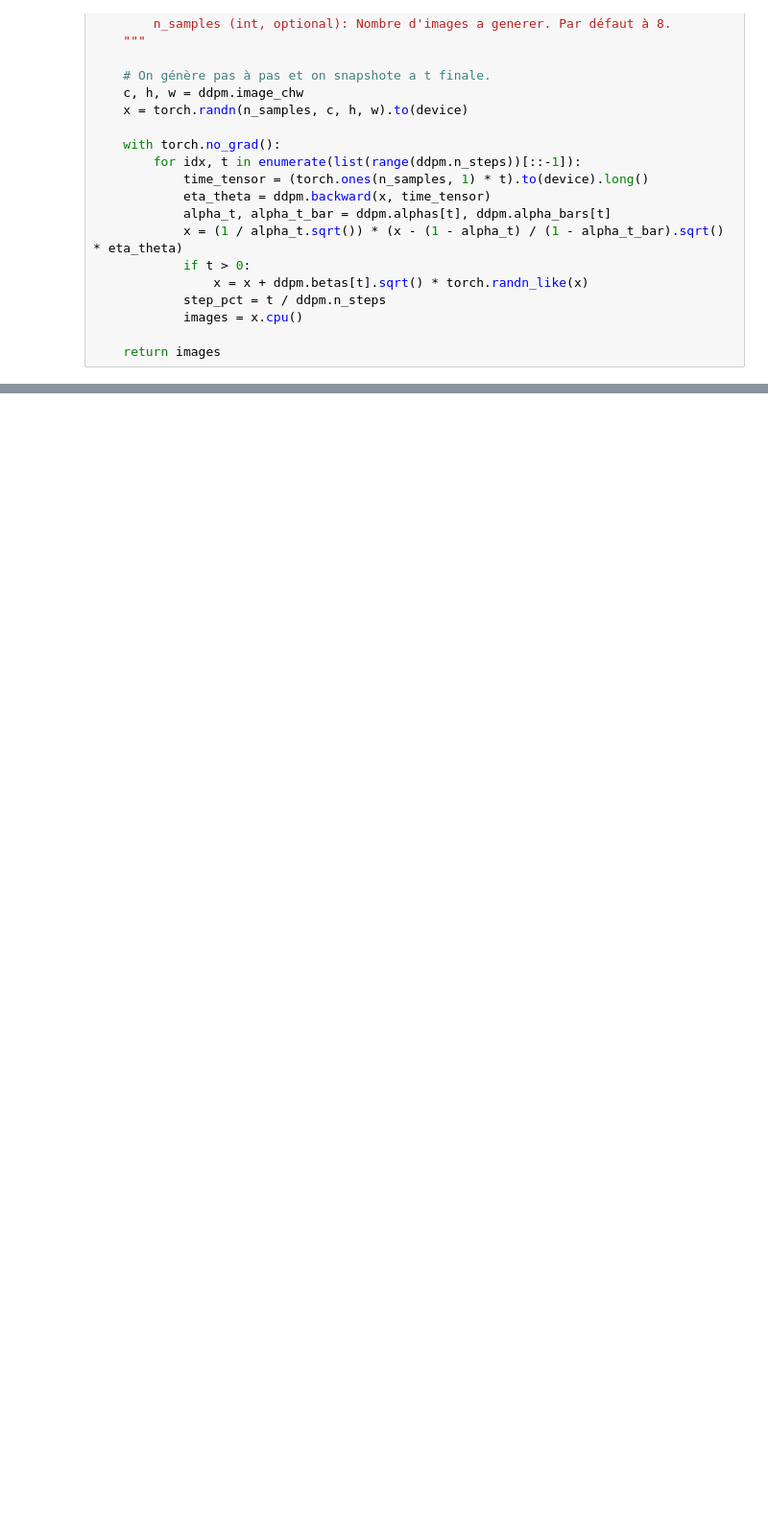
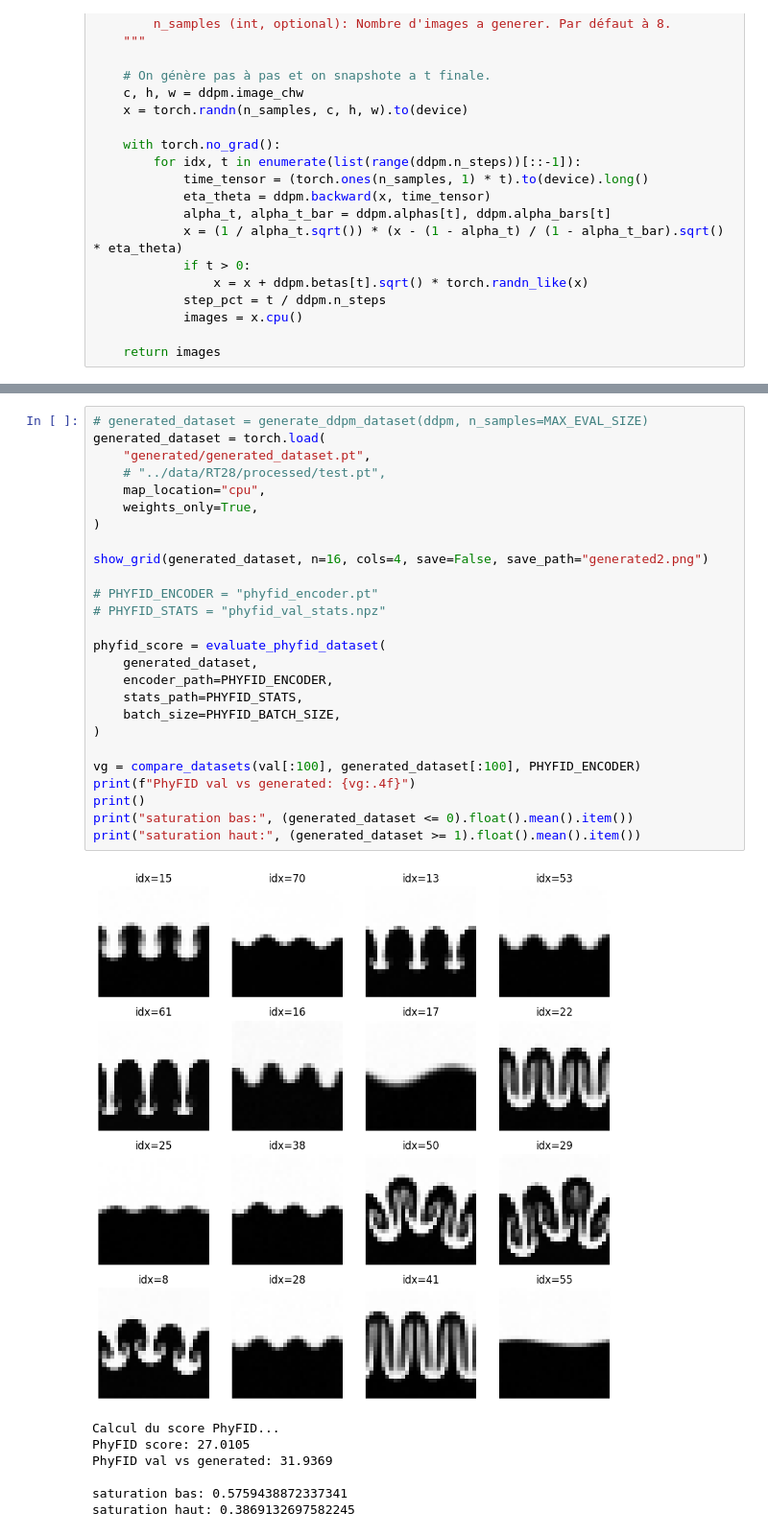
Before and after one commit to Samuel-Chapuis/Rayleigh-Taylor-Generative-Surrogate, a Jupyter notebook: analyse_reslutat/VisualisationPT.ipynb, the cells around one changed output, grey strips where cells are left out. Shown at 96% size. Drawn from its saved outputs; the diff is of its cells as text; blank space fills up the shorter version.

```diff
--- a/analyse_reslutat/VisualisationPT.ipynb
+++ b/analyse_reslutat/VisualisationPT.ipynb
@@ -221,0 +249,34 @@ NameError: name 'ddpm' is not defined
+# %%
+# generated_dataset = generate_ddpm_dataset(ddpm, n_samples=MAX_EVAL_SIZE)
+generated_dataset = torch.load(
+    "generated/generated_dataset.pt",
+    # "../data/RT28/processed/test.pt",
+    map_location="cpu",
+    weights_only=True,
+)
+
+show_grid(generated_dataset, n=16, cols=4, save=False, save_path="generated2.png")
+
+# PHYFID_ENCODER = "phyfid_encoder.pt"
+# PHYFID_STATS = "phyfid_val_stats.npz"
+
+phyfid_score = evaluate_phyfid_dataset(
+    generated_dataset,
+    encoder_path=PHYFID_ENCODER,
+    stats_path=PHYFID_STATS,
+    batch_size=PHYFID_BATCH_SIZE,
+)
+
+vg = compare_datasets(val[:100], generated_dataset[:100], PHYFID_ENCODER)
+print(f"PhyFID val vs generated: {vg:.4f}")
+print()
+print("saturation bas:", (generated_dataset <= 0).float().mean().item())
+print("saturation haut:", (generated_dataset >= 1).float().mean().item())
+# %% [output]
+[figure, added]
+Calcul du score PhyFID...
+PhyFID score: 27.0105
+PhyFID val vs generated: 31.9369
+
+saturation bas: 0.5759438872337341
+saturation haut: 0.3869132697582245
```
Also changed, not shown: parts of 21 cells of this notebook, 7 other files.
